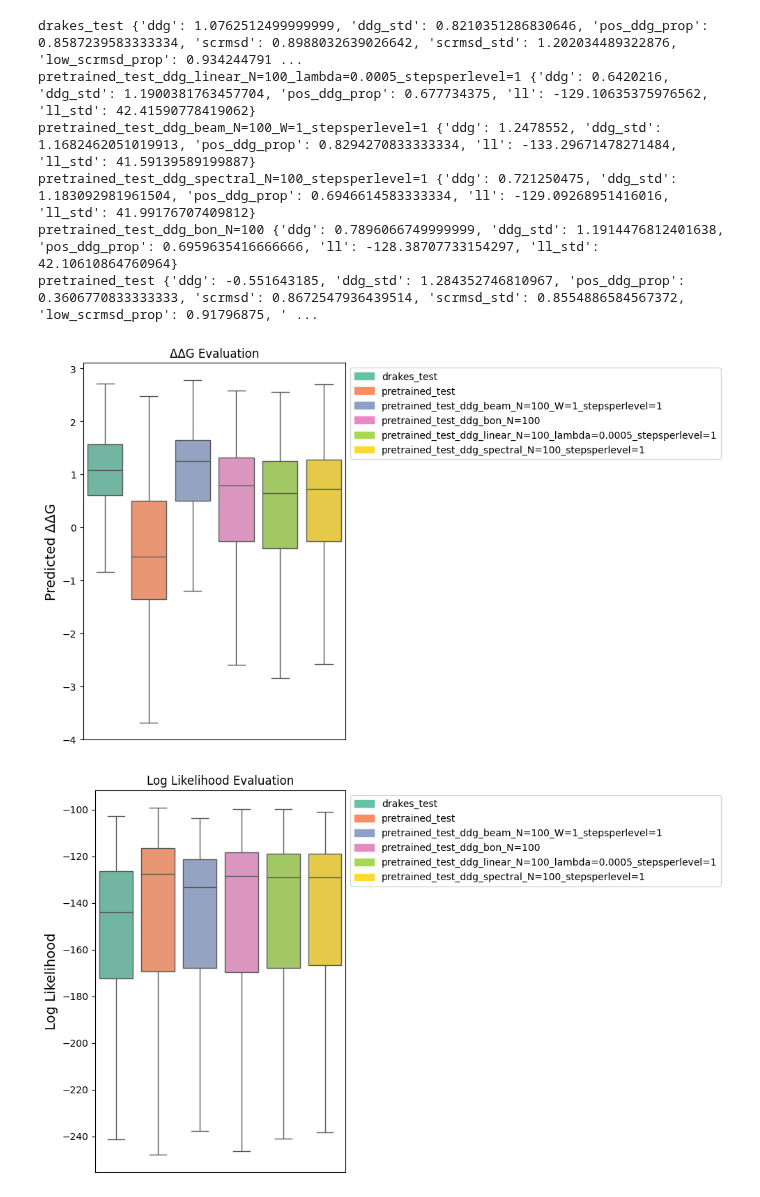
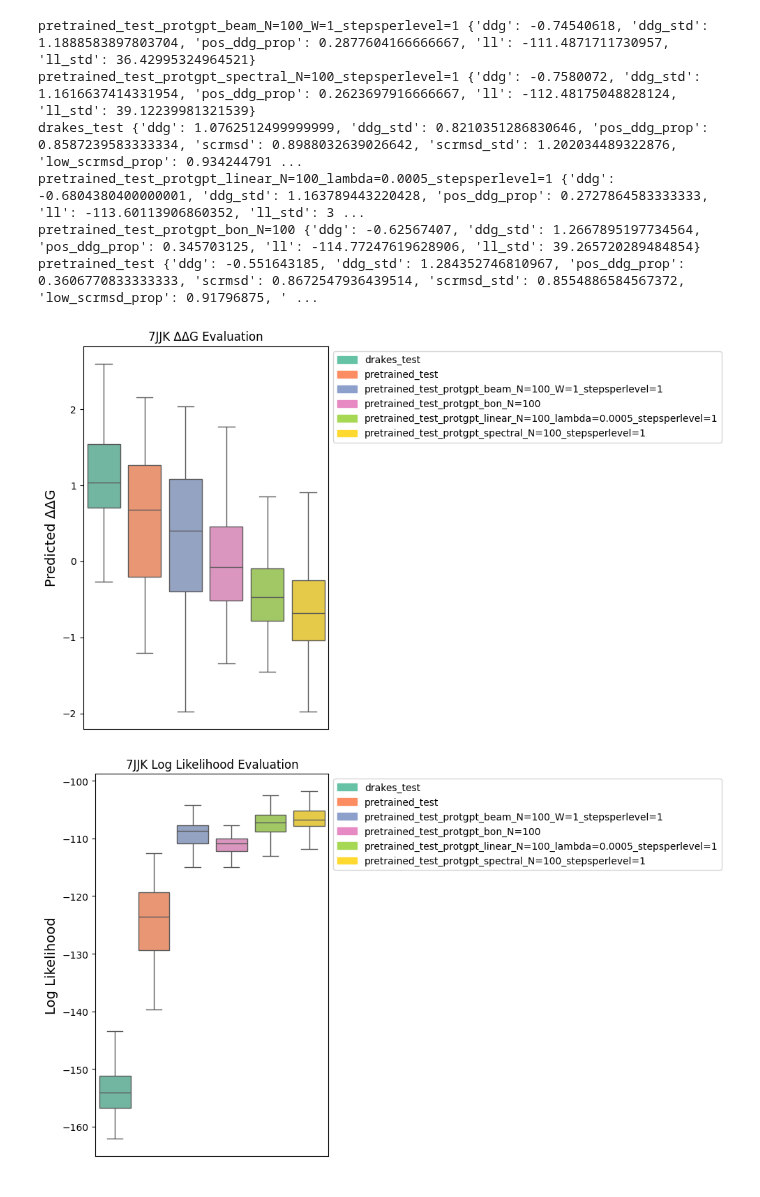
Before and after one commit to shainotshy1/BLISS_Experiments, a Jupyter notebook: DRAKES/analyze_distribution.ipynb, the cells around one changed output. Saved outputs shown, nothing was run; the diff lists cells and outputs as text; code cells hidden in the pictures.

```diff
--- a/DRAKES/analyze_distribution.ipynb
+++ b/DRAKES/analyze_distribution.ipynb
@@ -9,11 +6,11 @@ The autoreload extension is already loaded. To reload it, use:
-# %%
-display_experiments(100, 'ddg', dataset='test')
-# %% [output]
-drakes_test {'ddg': 1.0762512499999999, 'ddg_std': 0.8210351286830646, 'pos_ddg_prop': 0.8587239583333334, 'scrmsd': 0.8988032639026642, 'scrmsd_std': 1.202034489322876, 'low_scrmsd_prop': 0.934244791 ...
-pretrained_test_ddg_linear_N=100_lambda=0.0005_stepsperlevel=1 {'ddg': 0.6420216, 'ddg_std': 1.1900381763457704, 'pos_ddg_prop': 0.677734375, 'll': -129.10635375976562, 'll_std': 42.41590778419062}
-pretrained_test_ddg_beam_N=100_W=1_stepsperlevel=1 {'ddg': 1.2478552, 'ddg_std': 1.1682462051019913, 'pos_ddg_prop': 0.8294270833333334, 'll': -133.29671478271484, 'll_std': 41.59139589199887}
-pretrained_test_ddg_spectral_N=100_stepsperlevel=1 {'ddg': 0.721250475, 'ddg_std': 1.183092981961504, 'pos_ddg_prop': 0.6946614583333334, 'll': -129.09268951416016, 'll_std': 41.99176707409812}
-pretrained_test_ddg_bon_N=100 {'ddg': 0.7896066749999999, 'ddg_std': 1.1914476812401638, 'pos_ddg_prop': 0.6959635416666666, 'll': -128.38707733154297, 'll_std': 42.10610864760964}
-pretrained_test {'ddg': -0.551643185, 'ddg_std': 1.284352746810967, 'pos_ddg_prop': 0.3606770833333333, 'scrmsd': 0.8672547936439514, 'scrmsd_std': 0.8554886584567372, 'low_scrmsd_prop': 0.91796875, ' ...
-[figure, removed]
-[figure, removed]
+# %%
+display_experiments(100, 'protgpt', dataset='test', target_protein='7JJK')
+# %% [output]
+pretrained_test_protgpt_beam_N=100_W=1_stepsperlevel=1 {'ddg': -0.74540618, 'ddg_std': 1.1888583897803704, 'pos_ddg_prop': 0.2877604166666667, 'll': -111.4871711730957, 'll_std': 36.42995324964521}
+pretrained_test_protgpt_spectral_N=100_stepsperlevel=1 {'ddg': -0.7580072, 'ddg_std': 1.1616637414331954, 'pos_ddg_prop': 0.2623697916666667, 'll': -112.48175048828124, 'll_std': 39.12239981321539}
+drakes_test {'ddg': 1.0762512499999999, 'ddg_std': 0.8210351286830646, 'pos_ddg_prop': 0.8587239583333334, 'scrmsd': 0.8988032639026642, 'scrmsd_std': 1.202034489322876, 'low_scrmsd_prop': 0.934244791 ...
+pretrained_test_protgpt_linear_N=100_lambda=0.0005_stepsperlevel=1 {'ddg': -0.6804380400000001, 'ddg_std': 1.163789443220428, 'pos_ddg_prop': 0.2727864583333333, 'll': -113.60113906860352, 'll_std': 3 ...
+pretrained_test_protgpt_bon_N=100 {'ddg': -0.62567407, 'ddg_std': 1.2667895197734564, 'pos_ddg_prop': 0.345703125, 'll': -114.77247619628906, 'll_std': 39.265720289484854}
+pretrained_test {'ddg': -0.551643185, 'ddg_std': 1.284352746810967, 'pos_ddg_prop': 0.3606770833333333, 'scrmsd': 0.8672547936439514, 'scrmsd_std': 0.8554886584567372, 'low_scrmsd_prop': 0.91796875, ' ...
+[figure, added]
+[figure, added]
```
Also changed, not shown: parts of 3 cells of this notebook, 16 other files.
